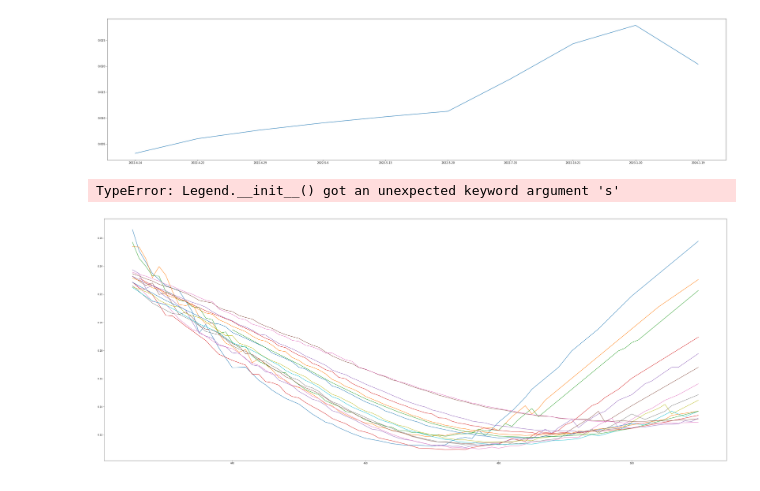
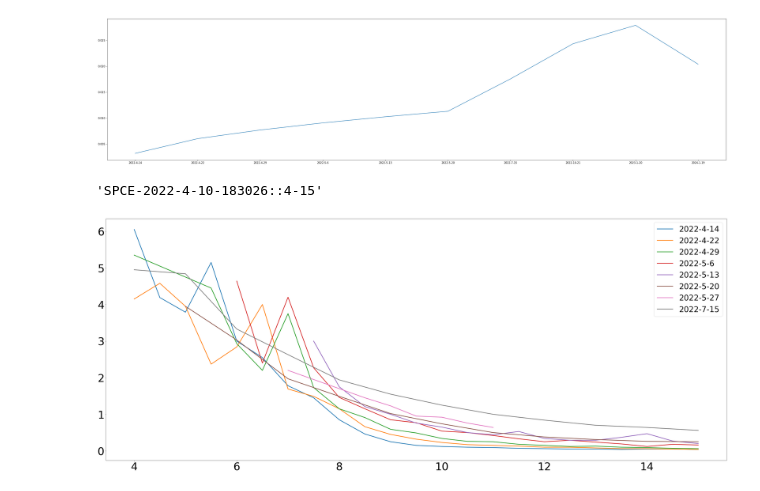
Before and after one commit to ilyakrasavin/geenie-options, a Jupyter notebook: Pricing/plotting.ipynb, the cells around one changed output. Saved outputs shown, nothing was run; the diff lists cells and outputs as text; code cells hidden in the pictures.

Commit message:
StikeRange x DOE plots working

```diff
--- a/Pricing/plotting.ipynb
+++ b/Pricing/plotting.ipynb
@@ -20,7 +20,7 @@ import numpy as np
 - Exact DOE / TTE Period (1M / 3M / 6M / 1Y / 1Y6M / 2Y / Max) / Full Normal Cycles (No weeklys) / Weeklys
 - Metric: Nominal Price / OI / Vol / IV / delta / gamma / vega / theta / rho
 # %%
-ticker = 'SPY'
+ticker = 'SPCE'
 # %%
 class PlottingHelper:
 
@@ -395,19 +395,27 @@ class PlottingMain:
             if(len(data_axis[each1].values) != 0):
                 # list_axis.append(each1)
                 # list_values.append(data_axis[each1].iloc[0])
-                plt.plot(data_strikes[each1], data_axis[each1])
+                plt.plot(data_strikes[each1], data_axis[each1], linewidth = 3)
 
             i = i + 1
 
-        plt.legend(data_strikes.keys())
-        plt.show()
+        plt.rc('xtick', labelsize=48)
+        plt.rc('ytick', labelsize=48)
+
+        plt.legend(data_strikes.keys(), fontsize = 35)
+
+        imagename = ticker + '-' + str(datetime.datetime.today().year) + '-' + (str(datetime.datetime.today().month)) + '-' + str(datetime.datetime.today().day) + '-' + str(datetime.datetime.today().hour) + str(datetime.datetime.today().minute) + str(datetime.datetime.today().second) + '::' + str(strike_range[0]) + '-' + str(strike_range[1])
+
+        plt.savefig('../Images/' + imagename + '.jpeg', dpi = 'figure', bbox_inches='tight')
         # Plot metrics (X DOE curves + corresponding values)
+
+        return imagename
 # %%
 PlottingMain.plotDoeATM('C', ['range', 'MAX'], 'vega', 8)
 # %% [output]
 [figure]
 # %%
-PlottingMain.plotDoeStrike("C", (425, 510), ['range', "90D"], 'impliedVolatility')
+PlottingMain.plotDoeStrike("C", (4, 15), ['range', "180D"], 'lastPrice')
 # %% [output]
-TypeError: Legend.__init__() got an unexpected keyword argument 's'
+'SPCE-2022-4-10-183026::4-15'
-[figure, old version]
+[figure, new version]
```
Also changed, not shown: 16 other files.
